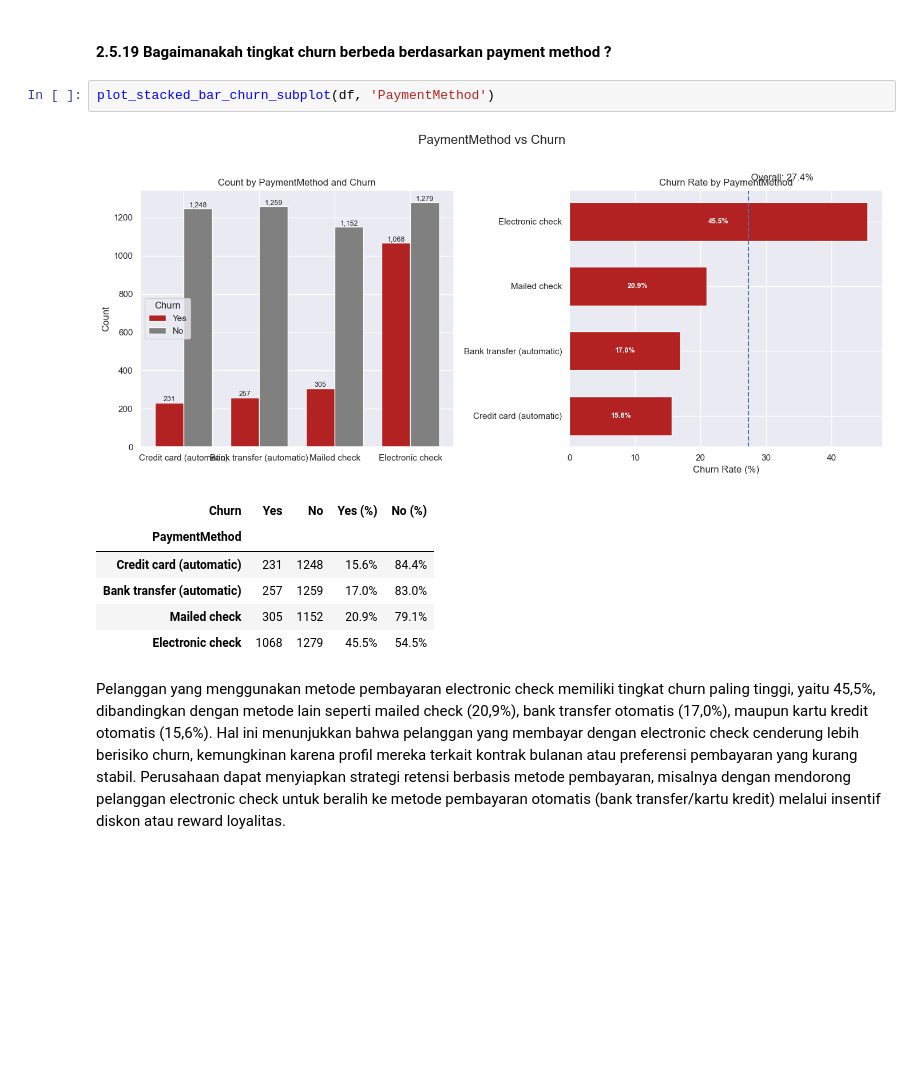
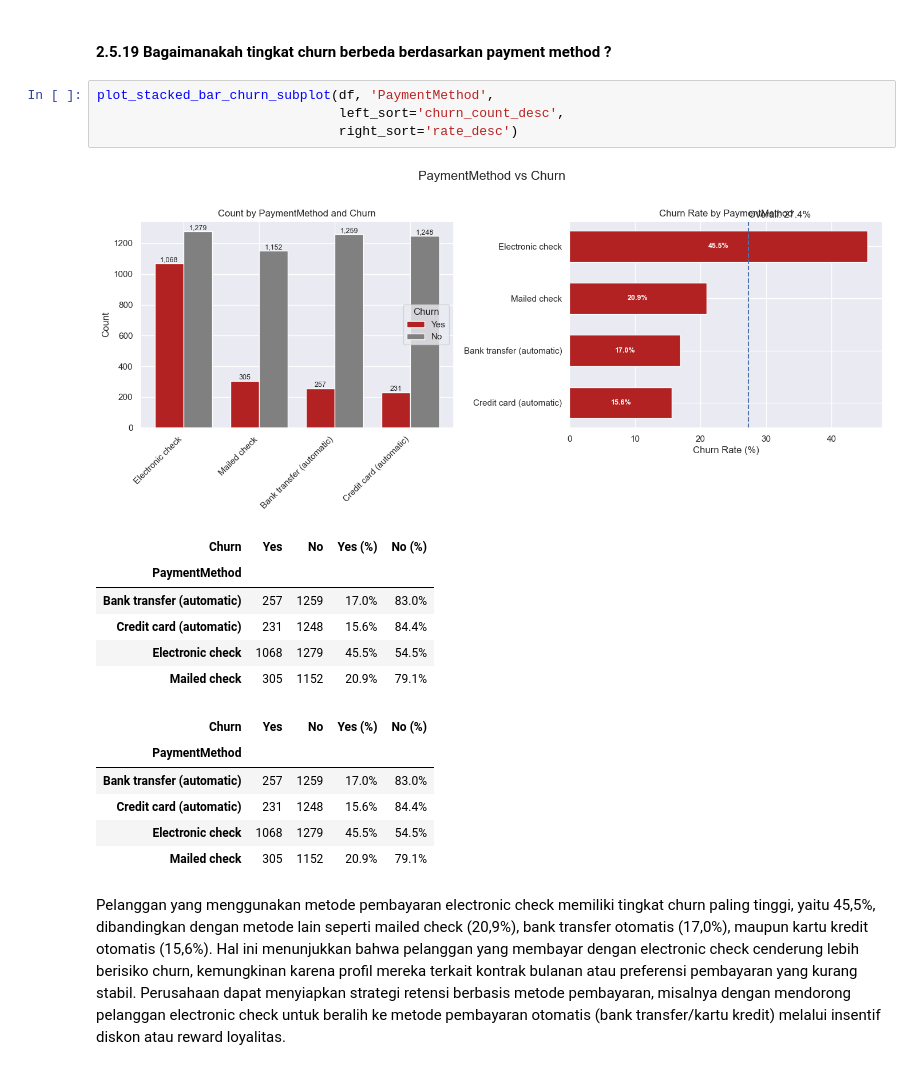
Before and after one commit to hansdarmawann/AlphaGroup_JC_DS_FT_BSD_26_FinalProject, a Jupyter notebook: Notebook/Section 2.ipynb, the cells around one changed output. Drawn from its saved outputs; the diff is of its cells as text; blank space fills up the shorter version.

```diff
--- a/Notebook/Section 2.ipynb
+++ b/Notebook/Section 2.ipynb
@@ -686,15 +799,23 @@ Pelanggan yang menggunakan tagihan tanpa kertas (paperless billing) memiliki tin
 # %% [markdown]
 #### 2.5.19 Bagaimanakah tingkat churn berbeda berdasarkan payment method ?
 # %%
-plot_stacked_bar_churn_subplot(df, 'PaymentMethod')
+plot_stacked_bar_churn_subplot(df, 'PaymentMethod',
+                               left_sort='churn_count_desc',
+                               right_sort='rate_desc')
 # %% [output]
-[figure, old version]
+[figure, new version]
 | Churn | Yes | No | Yes (%) | No (%) |
 | PaymentMethod |  |  |  |  |
+| Bank transfer (automatic) | 257 | 1259 | 17.0% | 83.0% |
 | Credit card (automatic) | 231 | 1248 | 15.6% | 84.4% |
-| Bank transfer (automatic) | 257 | 1259 | 17.0% | 83.0% |
+| Electronic check | 1068 | 1279 | 45.5% | 54.5% |
 | Mailed check | 305 | 1152 | 20.9% | 79.1% |
-| Electronic check | 1068 | 1279 | 45.5% | 54.5% |
+| Churn | Yes | No | Yes (%) | No (%) |
+| PaymentMethod |  |  |  |  |
+| Bank transfer (automatic) | 257 | 1259 | 17.0% | 83.0% |
+| Credit card (automatic) | 231 | 1248 | 15.6% | 84.4% |
+| Electronic check | 1068 | 1279 | 45.5% | 54.5% |
+| Mailed check | 305 | 1152 | 20.9% | 79.1% |
 # %% [markdown]
 Pelanggan yang menggunakan metode pembayaran electronic check memiliki tingkat churn paling tinggi, yaitu 45,5%, dibandingkan dengan metode lain seperti mailed check (20,9%), bank transfer otomatis (17,0%), maupun kartu kredit otomatis (15,6%). Hal ini menunjukkan bahwa pelanggan yang membayar dengan electronic check cenderung lebih berisiko churn, kemungkinan karena profil mereka terkait kontrak bulanan atau preferensi pembayaran yang kurang stabil. Perusahaan dapat menyiapkan strategi retensi berbasis metode pembayaran, misalnya dengan mendorong pelanggan electronic check untuk beralih ke metode pembayaran otomatis (bank transfer/kartu kredit) melalui insentif diskon atau reward loyalitas.
 # %% [markdown]
```
Also changed, not shown: parts of 16 cells of this notebook.
